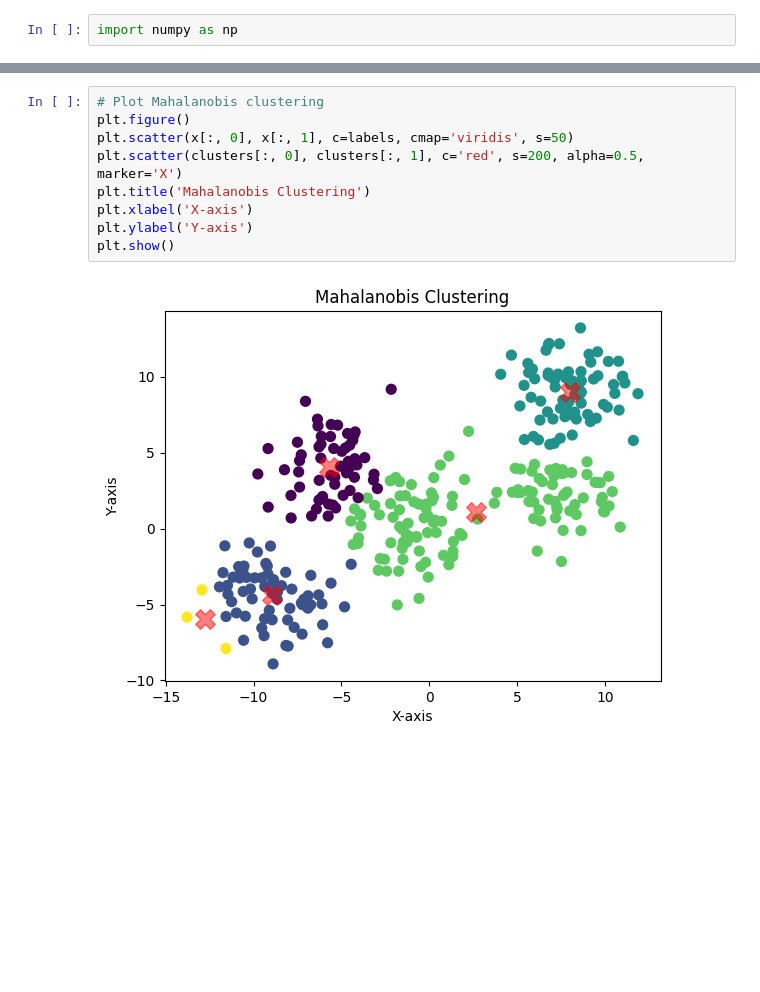
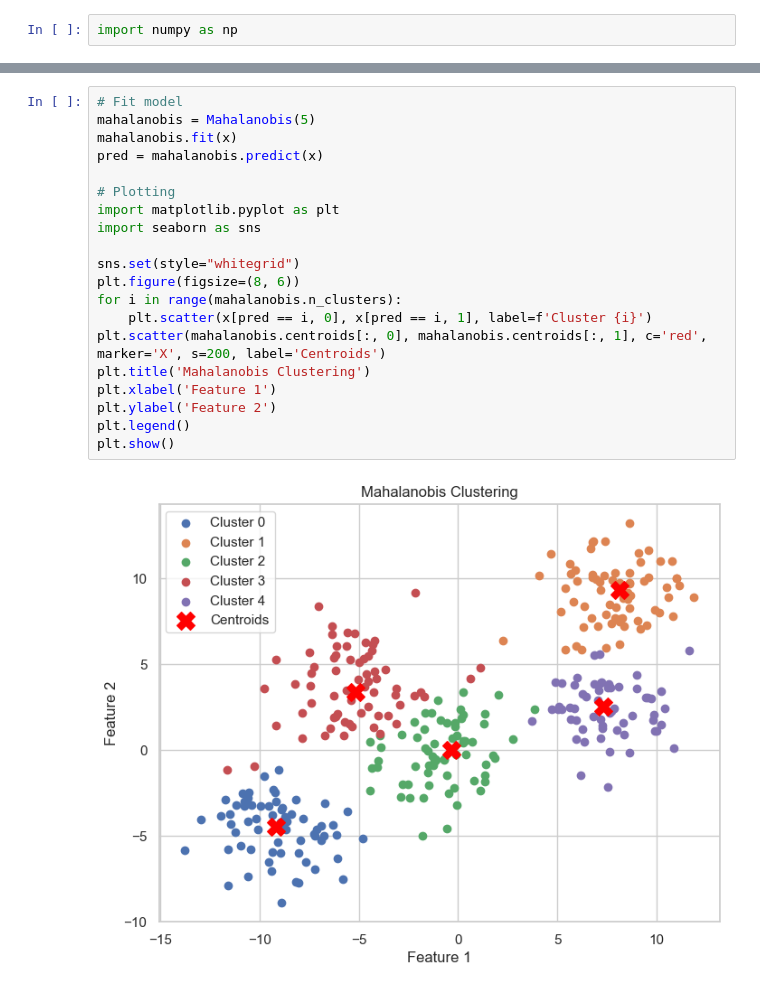
Before and after one commit to DungQuanPhung/Main, a Jupyter notebook: Bài tập Data Mining Tuần 8.ipynb, the cells around one changed output, grey strips where cells are left out. Saved outputs shown, nothing was run; the diff lists cells and outputs as text; blank space fills up the shorter version.

```diff
--- a/Bài tập Data Mining Tuần 8.ipynb
+++ b/Bài tập Data Mining Tuần 8.ipynb
@@ -160,11 +157,22 @@ print(clusters)
-# %%
-# Plot Mahalanobis clustering
-plt.figure()
-plt.scatter(x[:, 0], x[:, 1], c=labels, cmap='viridis', s=50)
-plt.scatter(clusters[:, 0], clusters[:, 1], c='red', s=200, alpha=0.5, marker='X')
-plt.title('Mahalanobis Clustering')
-plt.xlabel('X-axis')
-plt.ylabel('Y-axis')
-plt.show()
-# %% [output]
-[figure, removed]
+# %%
+# Fit model
+mahalanobis = Mahalanobis(5)
+mahalanobis.fit(x)
+pred = mahalanobis.predict(x)
+
+# Plotting
+import matplotlib.pyplot as plt
+import seaborn as sns
+
+sns.set(style="whitegrid")
+plt.figure(figsize=(8, 6))
+for i in range(mahalanobis.n_clusters):
+    plt.scatter(x[pred == i, 0], x[pred == i, 1], label=f'Cluster {i}')
+plt.scatter(mahalanobis.centroids[:, 0], mahalanobis.centroids[:, 1], c='red', marker='X', s=200, label='Centroids')
+plt.title('Mahalanobis Clustering')
+plt.xlabel('Feature 1')
+plt.ylabel('Feature 2')
+plt.legend()
+plt.show()
+# %% [output]
+[figure, added]
```
Also changed, not shown: parts of 8 cells of this notebook.
